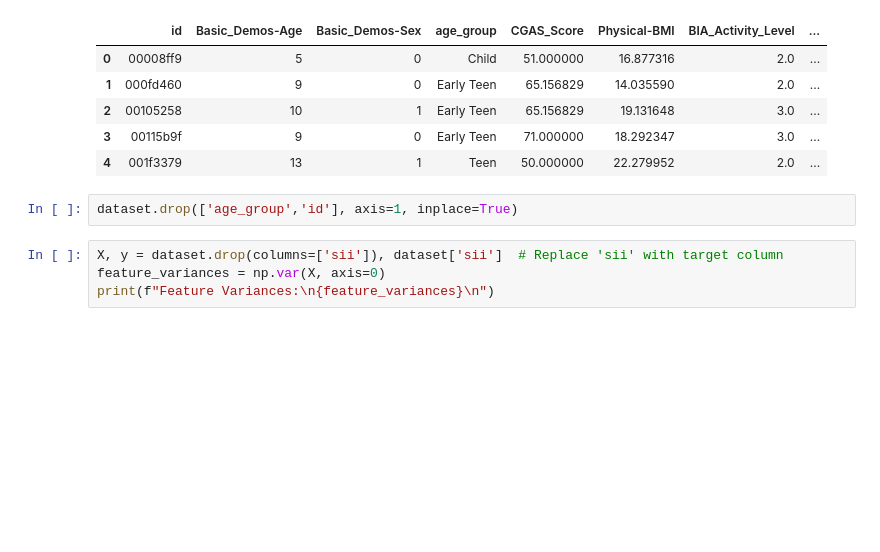
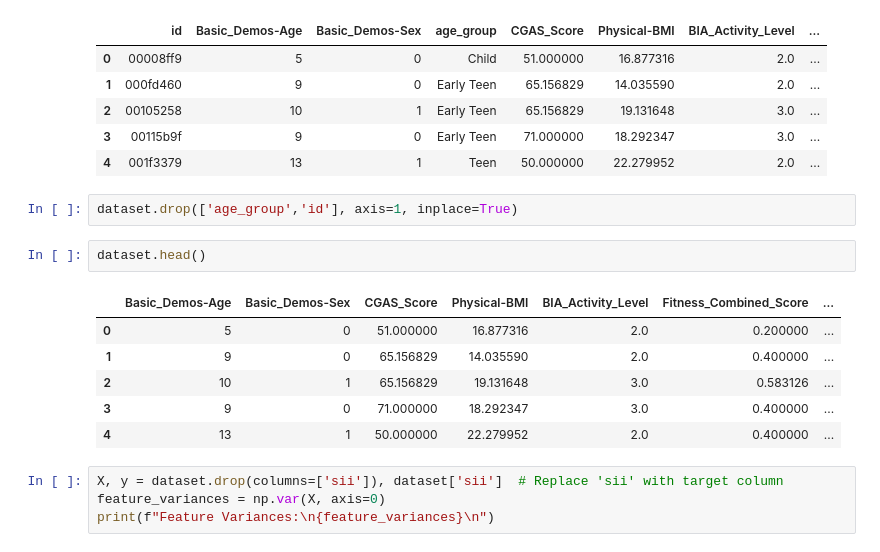
Before and after one commit to Nandana-Chigaterappa-HemanthKumar/PulseNet, a Jupyter notebook: svm-model-implementation.ipynb, the cells around one changed output. Drawn from its saved outputs; the diff is of its cells as text; blank space fills up the shorter version.

```diff
--- a/svm-model-implementation.ipynb
+++ b/svm-model-implementation.ipynb
@@ -42,6 +42,15 @@ dataset.head(5)
 | 4 | 001f3379 | 13 | 1 | Teen | 50.000000 | 22.279952 | 2.0 | ... |
 # %%
 dataset.drop(['age_group','id'], axis=1, inplace=True)
+# %%
+dataset.head()
+# %% [output]
+|  | Basic_Demos-Age | Basic_Demos-Sex | CGAS_Score | Physical-BMI | BIA_Activity_Level | Fitness_Combined_Score | ... |
+| 0 | 5 | 0 | 51.000000 | 16.877316 | 2.0 | 0.200000 | ... |
+| 1 | 9 | 0 | 65.156829 | 14.035590 | 2.0 | 0.400000 | ... |
+| 2 | 10 | 1 | 65.156829 | 19.131648 | 3.0 | 0.583126 | ... |
+| 3 | 9 | 0 | 71.000000 | 18.292347 | 3.0 | 0.400000 | ... |
+| 4 | 13 | 1 | 50.000000 | 22.279952 | 2.0 | 0.400000 | ... |
 # %%
 X, y = dataset.drop(columns=['sii']), dataset['sii']  # Replace 'sii' with target column
 feature_variances = np.var(X, axis=0)
```
Also changed, not shown: parts of 11 cells of this notebook.
